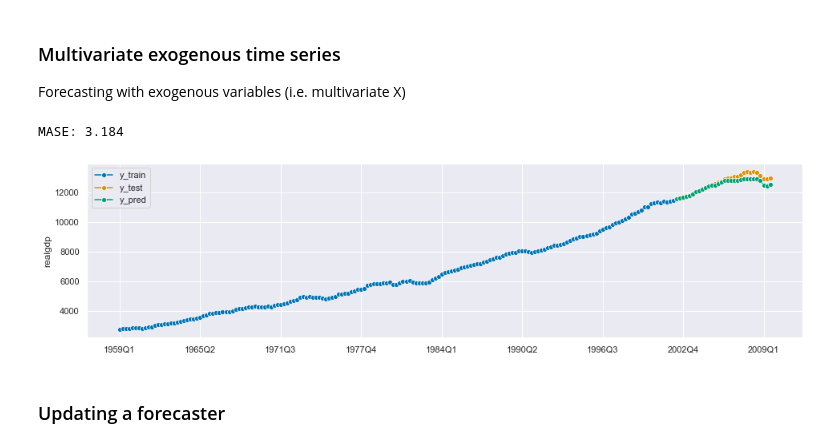
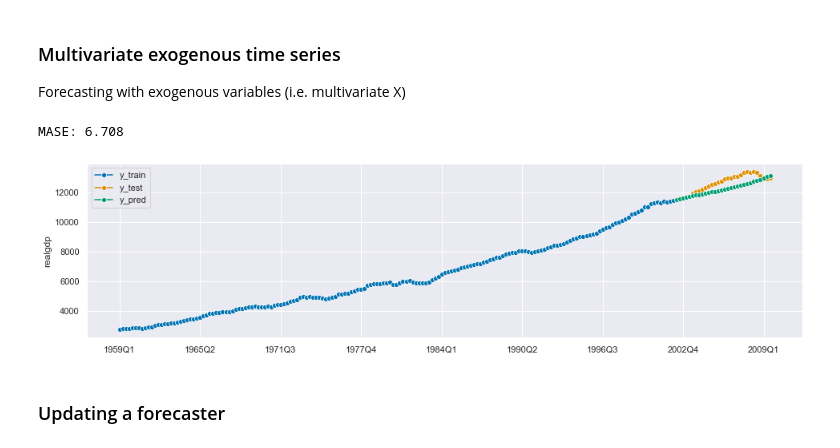
Before and after one commit to joanlenczuk/sktime_article, a Jupyter notebook: Sktime overview.ipynb, the cells around one changed output. Cells and saved outputs as stored; diff of their text form; code cells hidden in the pictures.

```diff
--- a/Sktime overview.ipynb
+++ b/Sktime overview.ipynb
@@ -212,17 +212,3 @@ MASE: 5.496
 # %% [markdown]
 ### Multivariate exogenous time series
 Forecasting with exogenous variables (i.e. multivariate X)
-# %%
-y = df['realgdp']
-X = df[['realinv']] #could be more features
-y_train, y_test, X_train, X_test = temporal_train_test_split(y, X, fh=fh_abs)
-
-forecaster = AutoARIMA(sp=4)
-forecaster.fit(y_train, X_train)
-y_pred = forecaster.predict(X=X_test, fh=fh_abs)
-
-print(f"MASE: {round(mean_absolute_scaled_error(y_true=y_test, y_pred=y_pred, y_train=y_train), 3)}")
-plot_series(y_train, y_test, y_pred, labels=["y_train", "y_test", "y_pred"]);
-# %% [output]
-MASE: 3.184
-[figure, removed]
@@ -229,3 +219,17 @@ MASE: 3.184
+# %%
+y = df['realgdp']
+X = df[['realinv_lagged']] #could be more features
+y_train, y_test, X_train, X_test = temporal_train_test_split(y, X, fh=fh_abs)
+
+forecaster = AutoARIMA(sp=4)
+forecaster.fit(y_train, X_train)
+y_pred = forecaster.predict(X=X_test, fh=fh_abs)
+
+print(f"MASE: {round(mean_absolute_scaled_error(y_true=y_test, y_pred=y_pred, y_train=y_train), 3)}")
+plot_series(y_train, y_test, y_pred, labels=["y_train", "y_test", "y_pred"]);
+# %% [output]
+MASE: 6.708
+[figure, added]
 # %% [markdown]
 ### Updating a forecaster
 # %%
```
Also changed, not shown: parts of 5 cells of this notebook.
